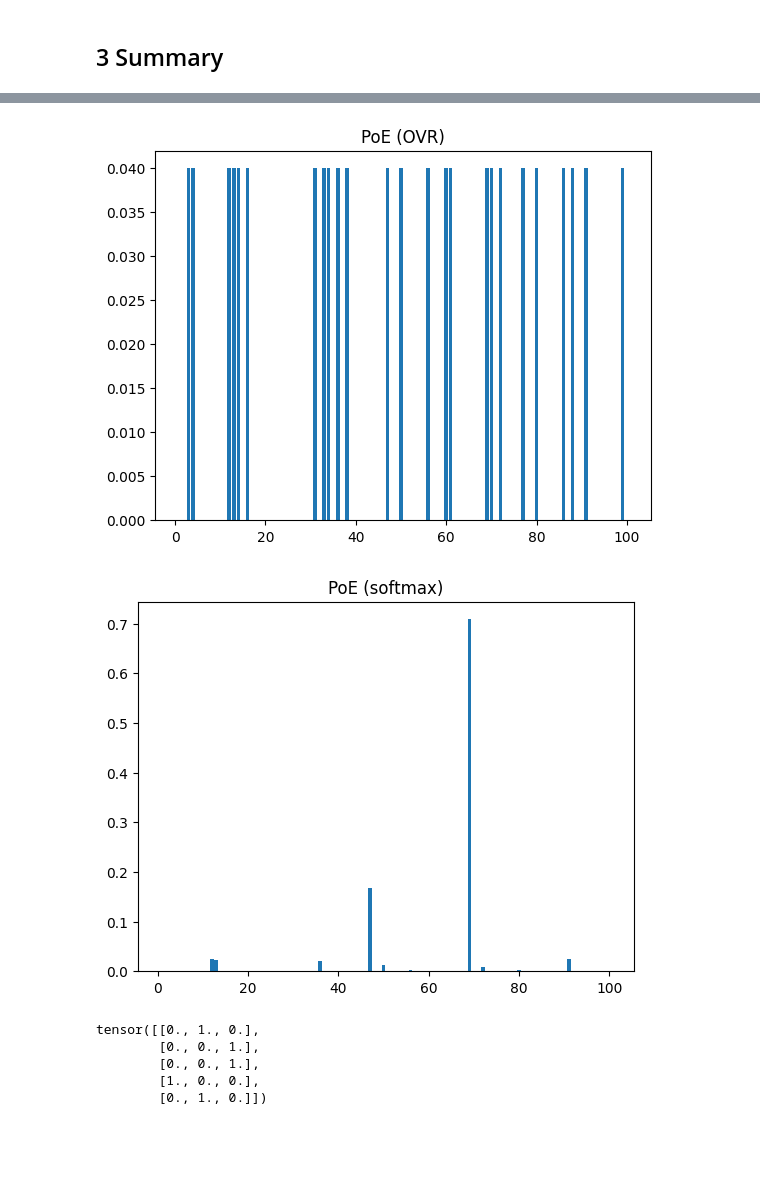
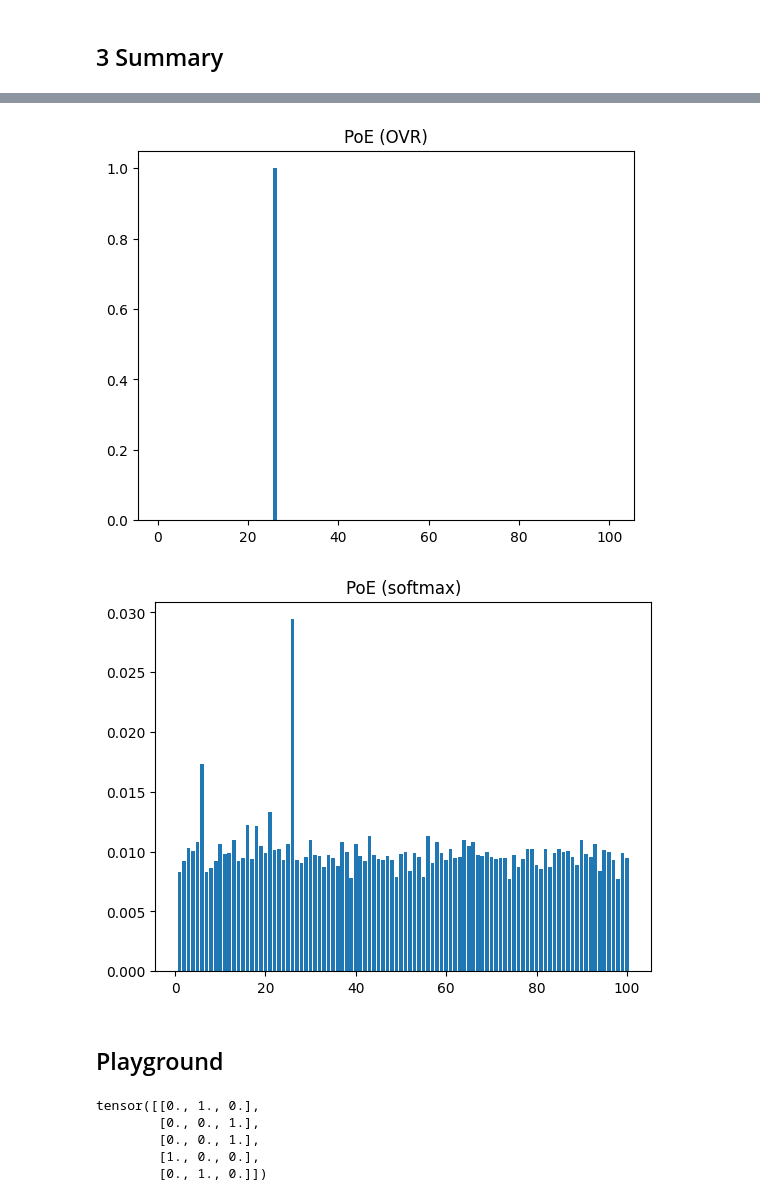
Before and after one commit to metodj/MSDNet-PyTorch, a Jupyter notebook: modal_probs.ipynb, the cells around one changed output, grey strips where cells are left out. Drawn from its saved outputs; the diff is of its cells as text; code cells hidden in the pictures; blank space fills up the shorter version.

Commit message:
analyse OVR model

```diff
--- a/modal_probs.ipynb
+++ b/modal_probs.ipynb
@@ -8,14 +8,20 @@ from collections import OrderedDict
 import matplotlib.pyplot as plt
 import random
 from typing import Dict
+# %%
+MODEL_FOLDER = 'models_poe'
+LIKELIHOOD = 'OVR'
+
+# MODEL_FOLDER = 'models'
+# LIKELIHOOD = 'softmax'
 # %% [markdown]
 ## 0.1 Utils
 # %%
 # TODO: all functions below have an ugly implementation with for loops...
 
-def modal_probs_non_decreasing(_preds: Dict[int, torch.Tensor], _probs: torch.Tensor, layer: int) -> Dict[float, float]:
+def modal_probs_decreasing(_preds: Dict[int, torch.Tensor], _probs: torch.Tensor, layer: int, verbose: bool = False) -> Dict[float, float]:
     """
-    nr. of non-decreasing probability vectors in anytime-prediction regime
+    nr. of decreasing modal probability vectors in anytime-prediction regime
     """
     nr_non_decreasing = {-0.01: 0, -0.05: 0, -0.1: 0, -0.2: 0, -0.5: 0}
     diffs = []
@@ -26,9 +32,13 @@ def modal_probs_non_decreasing(_preds: Dict[int, torch.Tensor], _probs: torch.Te
         for threshold in nr_non_decreasing.keys():
             if np.all(diffs_i >= threshold):
                 nr_non_decreasing[threshold] += 1
+            else:
+                if verbose:
+                    print(i, probs_i)
     # print(nr_non_decreasing)
     # print(np.mean(diffs))
-    return {-1. * k: ((10000 - v) / 10000) * 100 for k, v in nr_non_decreasing.items()}
+    nr_decreasing = {-1. * k: ((10000 - v) / 10000) * 100 for k, v in nr_non_decreasing.items()}
+    return nr_decreasing
 
 
 def modal_probs_average(_preds: Dict[int, torch.Tensor], _probs: torch.Tensor, layer: int) -> Dict[float, float]:
@@ -48,7 +58,10 @@ def ovr_likelihood(tensor: torch.Tensor) -> torch.tensor:
     for l in range(tensor.shape[0]):
         for n in range(tensor.shape[1]):
             ovr_mask = tensor[l, n, :] > 0
-            tensor[l, n, :] = ovr_mask.long() / ovr_mask.sum()
+            nr_non_zero = ovr_mask.sum()
+            if nr_non_zero == 0:
+                nr_non_zero = 1  # to avoid division by 0
+            tensor[l, n, :] = ovr_mask.long() / nr_non_zero
     return tensor
 
 
@@ -84,17 +97,28 @@ def f_probs_ovr_poe_break_ties(logits, probs_ovr_poe):
                     sigmoid_prod = 0.
                 sum_n += sigmoid_prod
                 preds_n.append(sigmoid_prod)
-            preds_n = [x / sum_n for x in preds_n]
+            if sum_n > 0.:
+                preds_n = [x / sum_n for x in preds_n]
             preds_l.append(preds_n)
         preds.append(preds_l)
     return torch.tensor(preds)
+
+
+def get_ood_ovr(_probs: torch.Tensor) -> Dict:
+    ood_dict_ids = {l: [] for l in range(7)}
+    for n in range(10000):
+        for l in range(7):
+            nr_non_zero = (_probs[l, n, :] > 0).sum()
+            if nr_non_zero == 0:
+                ood_dict_ids[l].append(n)
+    return ood_dict_ids
 # %% [markdown]
 ## 0.2 Load pretrained model and dataloaders
 # %%
 ARGS = parse_args()
 ARGS.data_root = 'data'
 ARGS.data = 'cifar100'
-ARGS.save= '/home/metod/Desktop/PhD/year1/PoE/MSDNet-PyTorch/models/models'
+ARGS.save= f'/home/metod/Desktop/PhD/year1/PoE/MSDNet-PyTorch/models/{MODEL_FOLDER}'
 ARGS.arch = 'msdnet'
 ARGS.batch_size = 64
 ARGS.epochs = 300
@@ -107,10 +131,11 @@ ARGS.num_classes = 100
 ARGS.step = 2
 ARGS.use_valid = True
 ARGS.splits = ['train', 'val', 'test']
+ARGS.likelihood = LIKELIHOOD
 # %%
 # load pre-trained model
 model = MSDNet(args=ARGS)
-MODEL_PATH = 'models/models/save_models/checkpoint_299.pth.tar'
+MODEL_PATH = f'models/{MODEL_FOLDER}/save_models/checkpoint_299.pth.tar'
 state = torch.load(MODEL_PATH)
 params = OrderedDict()
 for params_name, params_val in state['state_dict'].items():
@@ -413,5 +490,5 @@ plt.show()
 # %%
-l, n = 6, 0
+l, n = 6, 110
 
 plt.bar(np.arange(1, 101, 1), probs_poe_ovr_break_ties[l, n, :].numpy())
 plt.title('PoE (OVR, break-ties)')
@@ -429,5 +506,7 @@ plt.show()
-[figure, old version]
+[figure, new version]
-[figure, old version]
+[figure, new version]
+# %% [markdown]
+## Playground
 # %%
 y = torch.tensor([1, 2, 2, 0, 1])
 y_one_hot = torch.nn.functional.one_hot(y)
```
Also changed, not shown: parts of 26 cells of this notebook.
